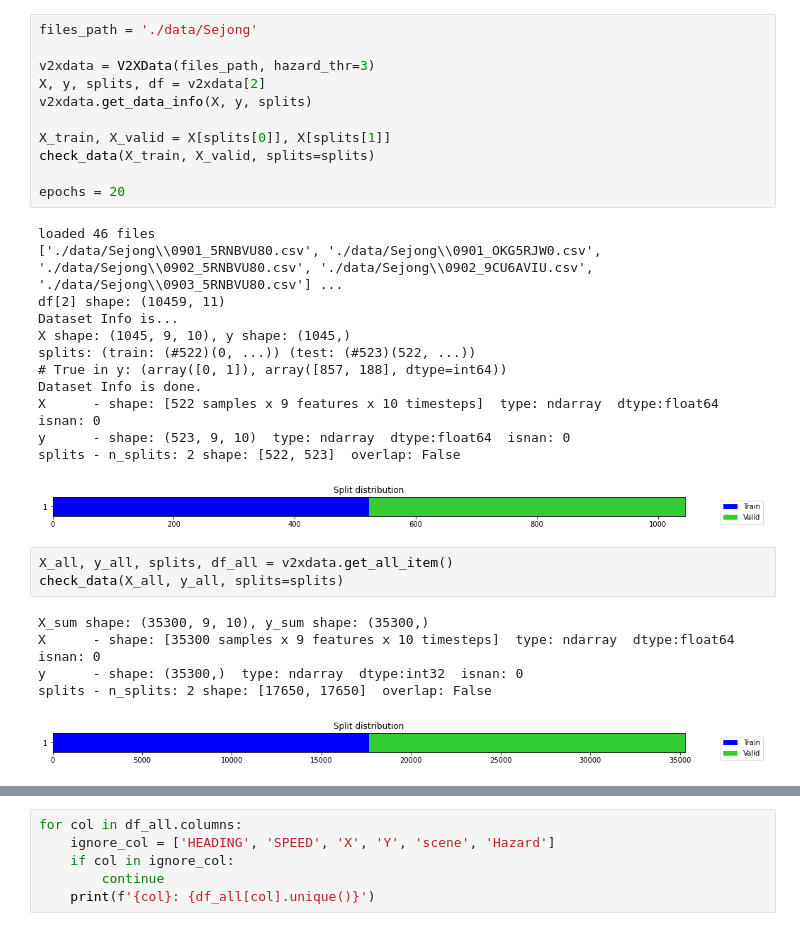
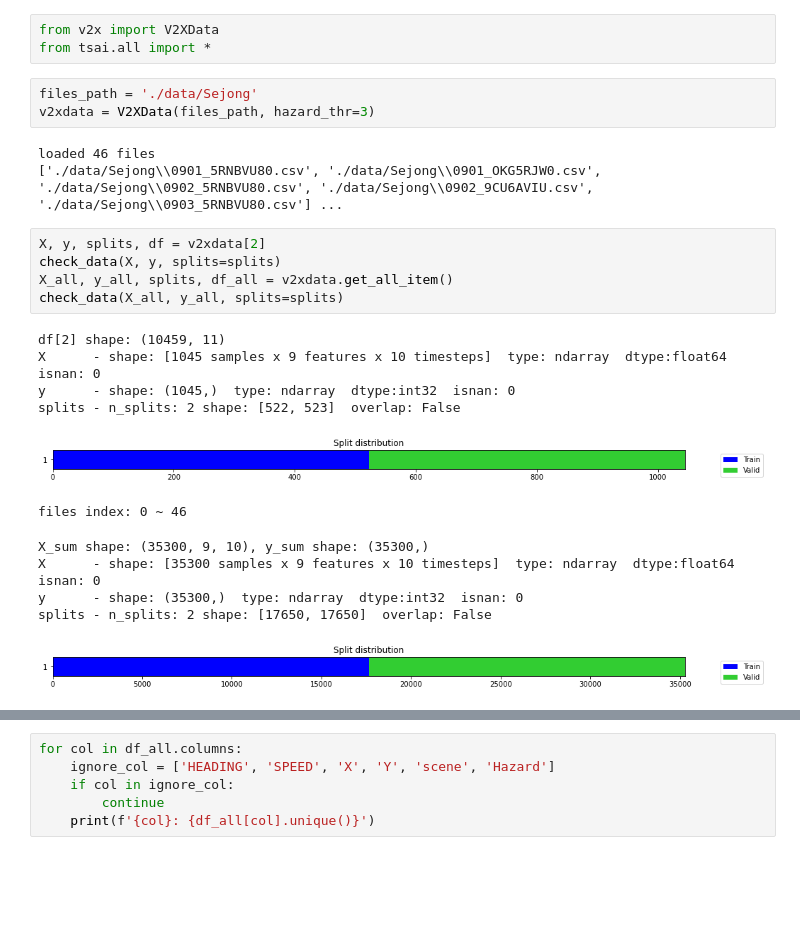
Before and after one commit to aivill-project/v2x_ts, a Jupyter notebook: V2X_process.ipynb, the cells around one changed output, grey strips where cells are left out. Drawn from its saved outputs; the diff is of its cells as text; blank space fills up the shorter version.

```diff
--- a/V2X_process.ipynb
+++ b/V2X_process.ipynb
@@ -117,33 +1,26 @@ class V2XData():
+# %%
+from v2x import V2XData
+from tsai.all import *
+# %%
+files_path = './data/Sejong'
+v2xdata = V2XData(files_path, hazard_thr=3)
+# %% [output]
+loaded 46 files
+['./data/Sejong\\0901_5RNBVU80.csv', './data/Sejong\\0901_OKG5RJW0.csv', './data/Sejong\\0902_5RNBVU80.csv', './data/Sejong\\0902_9CU6AVIU.csv', './data/Sejong\\0903_5RNBVU80.csv'] ...
 # %%
-files_path = './data/Sejong'
-
-v2xdata = V2XData(files_path, hazard_thr=3)
 X, y, splits, df = v2xdata[2]
-v2xdata.get_data_info(X, y, splits)
-
-X_train, X_valid = X[splits[0]], X[splits[1]]
-check_data(X_train, X_valid, splits=splits)
-
-epochs = 20
+check_data(X, y, splits=splits)
+X_all, y_all, splits, df_all = v2xdata.get_all_item()
+check_data(X_all, y_all, splits=splits)
 # %% [output]
-loaded 46 files
-['./data/Sejong\\0901_5RNBVU80.csv', './data/Sejong\\0901_OKG5RJW0.csv', './data/Sejong\\0902_5RNBVU80.csv', './data/Sejong\\0902_9CU6AVIU.csv', './data/Sejong\\0903_5RNBVU80.csv'] ...
 df[2] shape: (10459, 11)
-Dataset Info is...
-X shape: (1045, 9, 10), y shape: (1045,)
-splits: (train: (#522)(0, ...)) (test: (#523)(522, ...))
-# True in y: (array([0, 1]), array([857, 188], dtype=int64))
-Dataset Info is done.
-X      - shape: [522 samples x 9 features x 10 timesteps]  type: ndarray  dtype:float64  isnan: 0
-y      - shape: (523, 9, 10)  type: ndarray  dtype:float64  isnan: 0
+X      - shape: [1045 samples x 9 features x 10 timesteps]  type: ndarray  dtype:float64  isnan: 0
+y      - shape: (1045,)  type: ndarray  dtype:int32  isnan: 0
 splits - n_splits: 2 shape: [522, 523]  overlap: False
 [figure]
+files index: 0 ~ 46
+X_sum shape: (35300, 9, 10), y_sum shape: (35300,)
+X      - shape: [35300 samples x 9 features x 10 timesteps]  type: ndarray  dtype:float64  isnan: 0
+y      - shape: (35300,)  type: ndarray  dtype:int32  isnan: 0
+splits - n_splits: 2 shape: [17650, 17650]  overlap: False
+[figure, added]
-# %%
-X_all, y_all, splits, df_all = v2xdata.get_all_item()
-check_data(X_all, y_all, splits=splits)
-# %% [output]
-X_sum shape: (35300, 9, 10), y_sum shape: (35300,)
-X      - shape: [35300 samples x 9 features x 10 timesteps]  type: ndarray  dtype:float64  isnan: 0
-y      - shape: (35300,)  type: ndarray  dtype:int32  isnan: 0
-splits - n_splits: 2 shape: [17650, 17650]  overlap: False
-[figure, removed]
```
Also changed, not shown: parts of 4 cells of this notebook, 5 other files.
